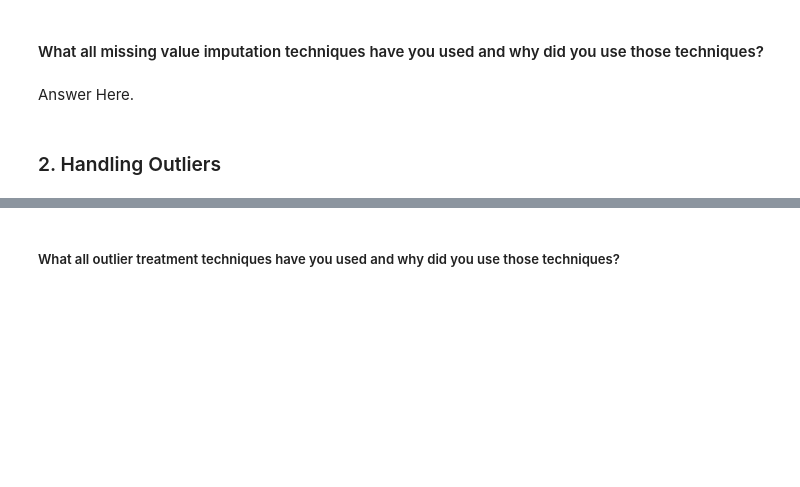
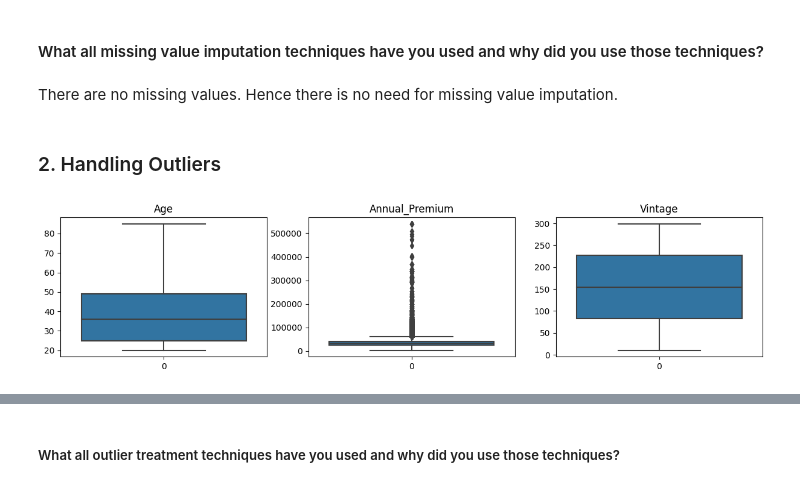
Before and after one commit to priyaregit/Classification-ML_Insurance-Cross-Sell-Prediction, a Jupyter notebook: Health_Insurance_Cross_Sell_Prediction_Classification.ipynb, the cells around one changed output, grey strips where cells are left out. Saved outputs shown, nothing was run; the diff lists cells and outputs as text; code cells hidden in the pictures; blank space fills up the shorter version.

```diff
--- a/Health_Insurance_Cross_Sell_Prediction_Classification.ipynb
+++ b/Health_Insurance_Cross_Sell_Prediction_Classification.ipynb
@@ -878,6 +912,6 @@ Answer Here.
 # %% [markdown]
 #### What all missing value imputation techniques have you used and why did you use those techniques?
-# %% [markdown]
-Answer Here.
+# %% [markdown]
+There are no missing values. Hence there is no need for missing value imputation.
 # %% [markdown]
 ### 2. Handling Outliers
@@ -885,0 +918,19 @@ Answer Here.
+# %%
+# Handling Outliers & Outlier treatments
+
+# Creating a list of columns that contain numerical data with possible outliers
+columns = ['Age','Annual_Premium','Vintage']
+
+# Setting the display figure size
+plt.figure(figsize=(15,3))
+
+n = 1
+
+# Creating boxplots for each of the column/features
+for col in columns:
+  plt.subplot(1,3,n)
+  n = n+1
+  sns.boxplot(df[col])
+  plt.title(col)
+# %% [output]
+[figure, added]
```
Also changed, not shown: parts of 18 cells of this notebook.
